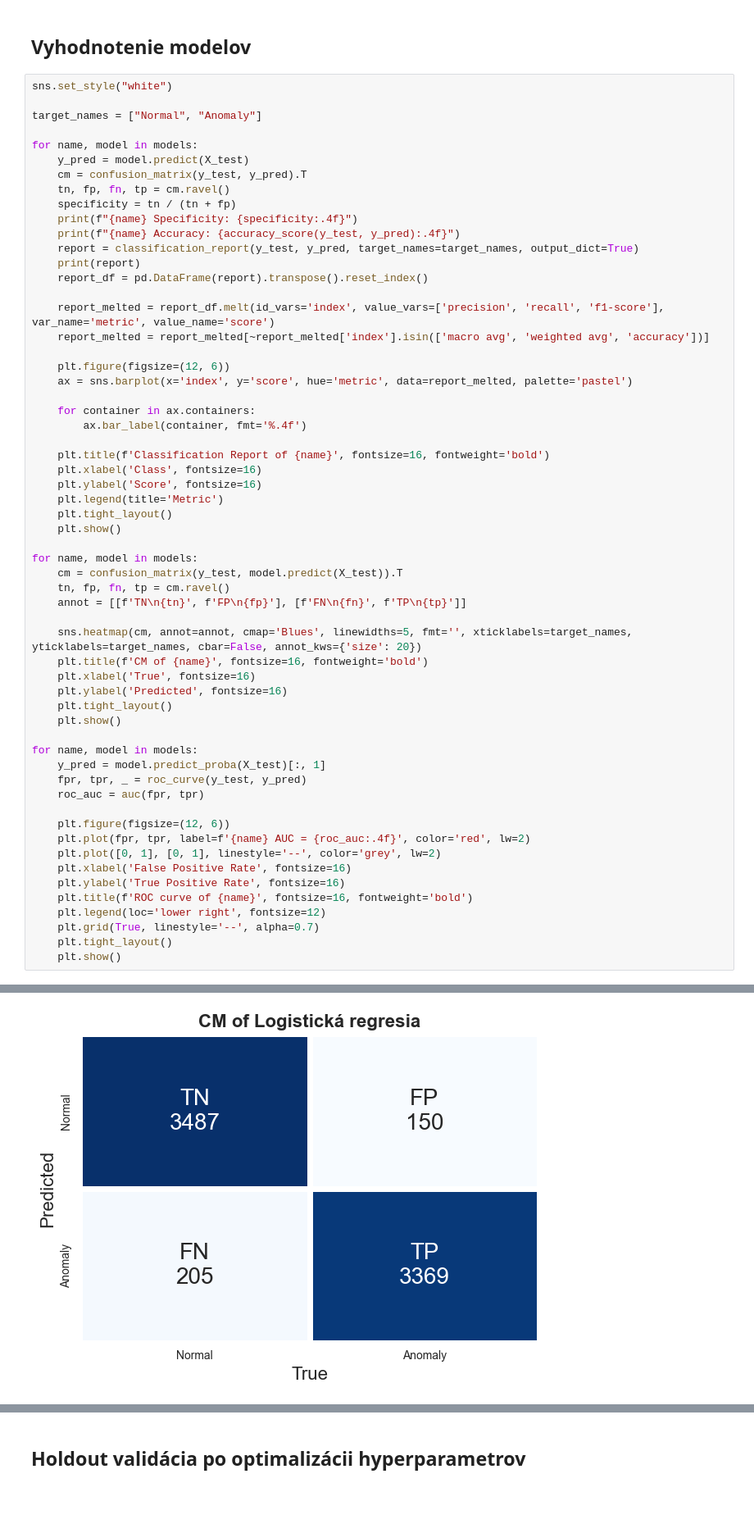
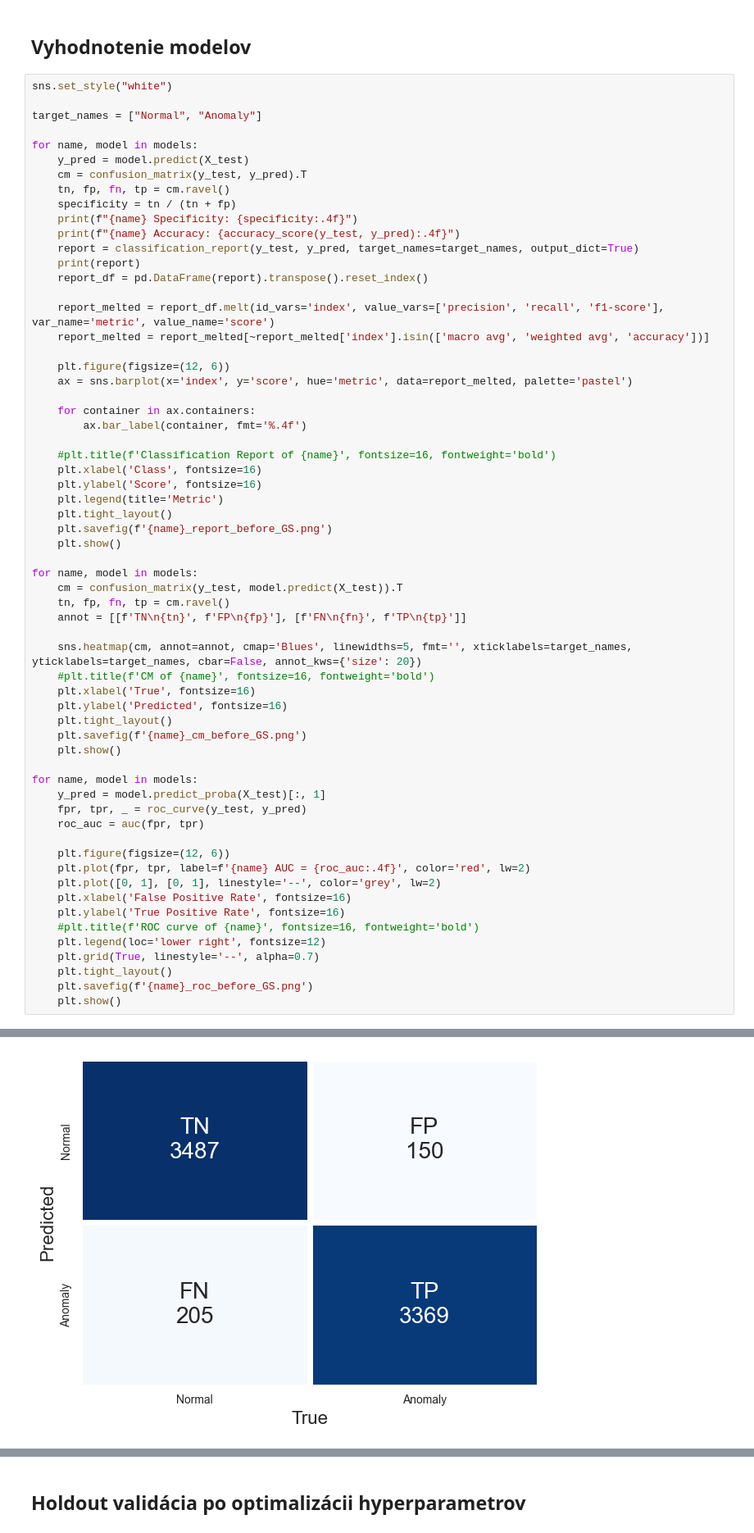
Before and after one commit to M4jkky/CRISP-DataMining, a Jupyter notebook: modeling_2.ipynb, the cells around one changed output, grey strips where cells are left out. Shown at 82% size. Saved outputs shown, nothing was run; the diff lists cells and outputs as text; blank space fills up the shorter version.

```diff
--- a/modeling_2.ipynb
+++ b/modeling_2.ipynb
@@ -69,11 +69,12 @@ for name, model in models:
     for container in ax.containers:
         ax.bar_label(container, fmt='%.4f')
 
-    plt.title(f'Classification Report of {name}', fontsize=16, fontweight='bold')
+    #plt.title(f'Classification Report of {name}', fontsize=16, fontweight='bold')
     plt.xlabel('Class', fontsize=16)
     plt.ylabel('Score', fontsize=16)
     plt.legend(title='Metric')
     plt.tight_layout()
+    plt.savefig(f'{name}_report_before_GS.png')
     plt.show()
 
 for name, model in models:
@@ -82,10 +83,11 @@ for name, model in models:
     annot = [[f'TN\n{tn}', f'FP\n{fp}'], [f'FN\n{fn}', f'TP\n{tp}']]
 
     sns.heatmap(cm, annot=annot, cmap='Blues', linewidths=5, fmt='', xticklabels=target_names, yticklabels=target_names, cbar=False, annot_kws={'size': 20})
-    plt.title(f'CM of {name}', fontsize=16, fontweight='bold')
+    #plt.title(f'CM of {name}', fontsize=16, fontweight='bold')
     plt.xlabel('True', fontsize=16)
     plt.ylabel('Predicted', fontsize=16)
     plt.tight_layout()
+    plt.savefig(f'{name}_cm_before_GS.png')
     plt.show()
 
 for name, model in models:
@@ -98,10 +100,11 @@ for name, model in models:
     plt.plot([0, 1], [0, 1], linestyle='--', color='grey', lw=2)
     plt.xlabel('False Positive Rate', fontsize=16)
     plt.ylabel('True Positive Rate', fontsize=16)
-    plt.title(f'ROC curve of {name}', fontsize=16, fontweight='bold')
+    #plt.title(f'ROC curve of {name}', fontsize=16, fontweight='bold')
     plt.legend(loc='lower right', fontsize=12)
     plt.grid(True, linestyle='--', alpha=0.7)
     plt.tight_layout()
+    plt.savefig(f'{name}_roc_before_GS.png')
     plt.show()
 # %% [output]
 Logistická regresia Specificity: 0.9588
@@ -111 +114 @@ Logistická regresia Accuracy: 0.9508
-[figure, old version]
+[figure, new version]
```
Also changed, not shown: parts of 3 cells of this notebook.
